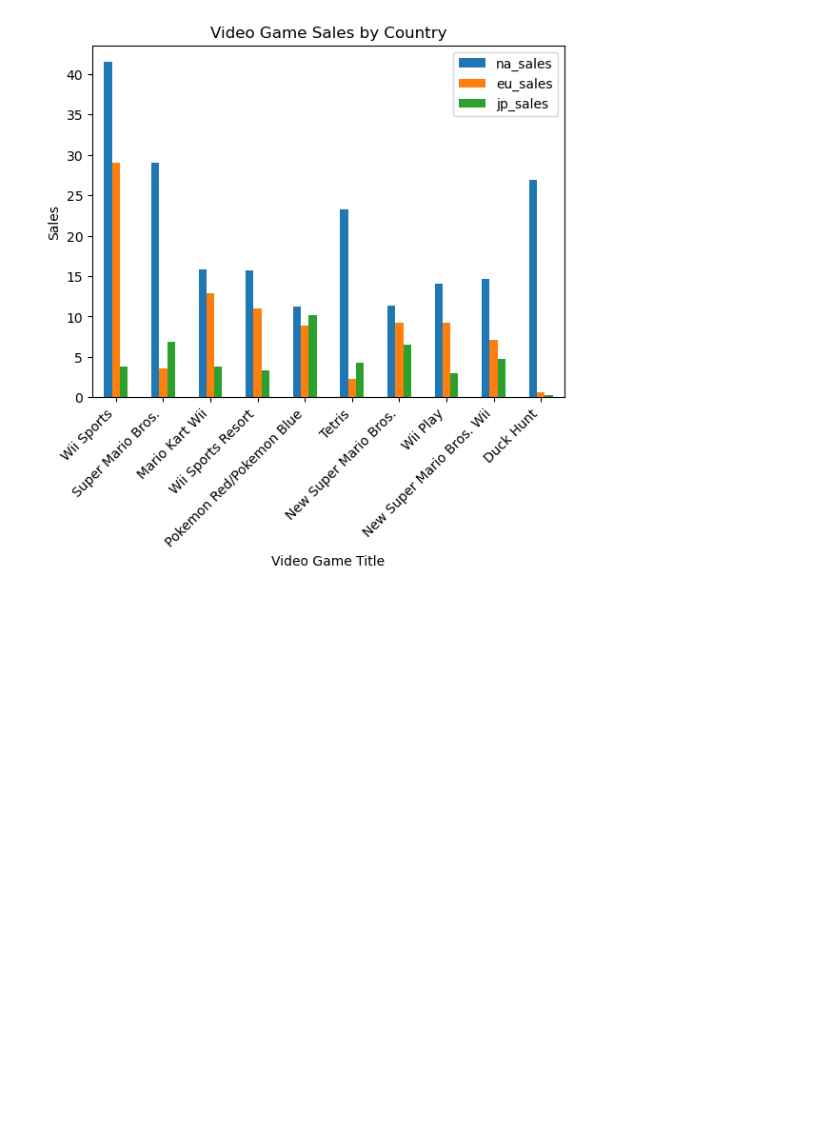
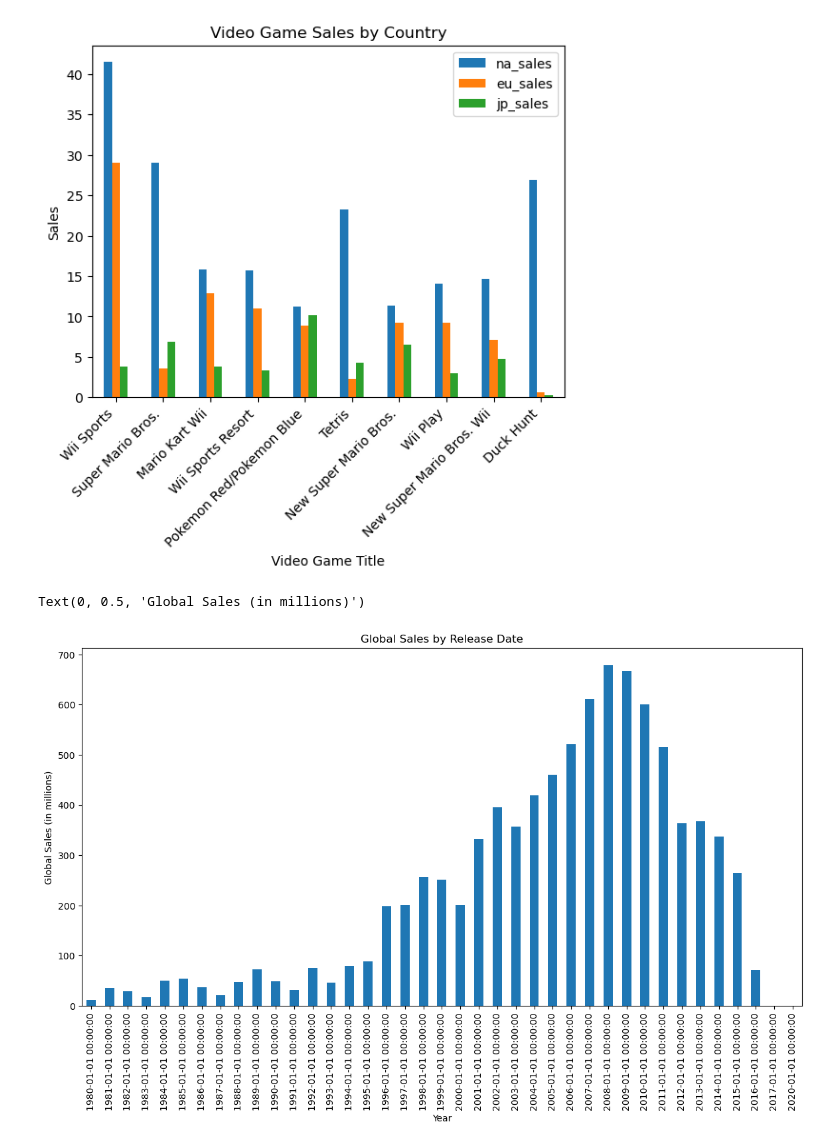
Before and after one commit to knohavec/Project-1-, a Jupyter notebook: Data Exploration Jupiter Notebooks/video_game_sales.ipynb, the cells around one changed output. Cells and saved outputs as stored; diff of their text form; code cells hidden in the pictures; blank space fills up the shorter version.

Commit message:
graphed sales by release date year

```diff
--- a/Data Exploration Jupiter Notebooks/video_game_sales.ipynb
+++ b/Data Exploration Jupiter Notebooks/video_game_sales.ipynb
@@ -340,2 +336,14 @@ plot_bar(video_game_by_country, x_col='name', y_col=['na_sales', 'eu_sales', 'jp
+# %%
+#Visualize Sales by Release Date
+sales_df = pd.read_csv('..//Cleaned Data//video_games_sales.csv')
+sales_df['year'] = pd.to_datetime(sales_df['year'], format='%Y')
+plt.figure(figsize=(14, 7))
+sales_df.groupby('year')['global_sales'].sum().plot(kind='bar')
+plt.title('Global Sales by Release Date')
+plt.xlabel('Year')
+plt.ylabel('Global Sales (in millions)')
+# %% [output]
+Text(0, 0.5, 'Global Sales (in millions)')
+[figure, added]
 # %%
 #Visualize Ratings to Release Date
```
Also changed, not shown: parts of 2 cells of this notebook.
